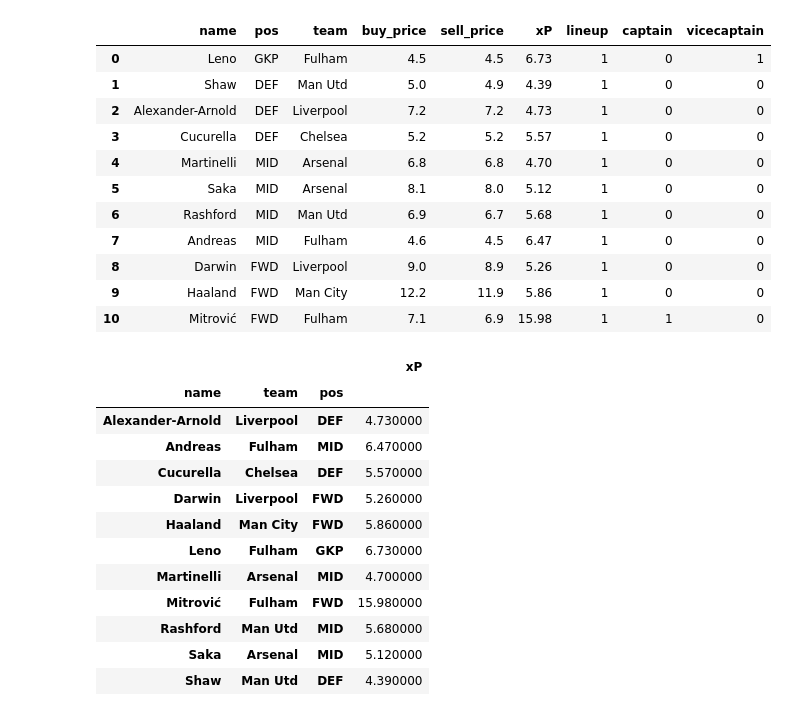
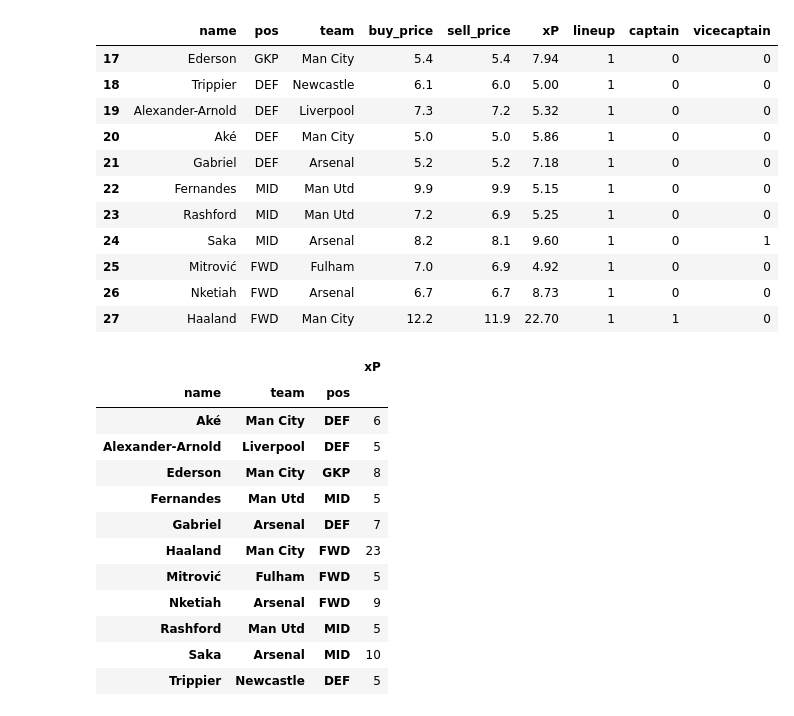
Before and after one commit to eireye/fpl, a Jupyter notebook: Notebook/visualisere.ipynb, the cells around one changed output. Saved outputs shown, nothing was run; the diff lists cells and outputs as text; code cells hidden in the pictures.

```diff
--- a/Notebook/visualisere.ipynb
+++ b/Notebook/visualisere.ipynb
@@ -338,34 +374,34 @@ rapport(latest_optimal_plan_data, 19)
 # %%
-startlag(latest_optimal_plan_data,19)
+startlag(latest_optimal_plan_data,23)
 # %% [output]
 |  | name | pos | team | buy_price | sell_price | xP | lineup | captain | vicecaptain |
-| 0 | Leno | GKP | Fulham | 4.5 | 4.5 | 6.73 | 1 | 0 | 1 |
-| 1 | Shaw | DEF | Man Utd | 5.0 | 4.9 | 4.39 | 1 | 0 | 0 |
-| 2 | Alexander-Arnold | DEF | Liverpool | 7.2 | 7.2 | 4.73 | 1 | 0 | 0 |
-| 3 | Cucurella | DEF | Chelsea | 5.2 | 5.2 | 5.57 | 1 | 0 | 0 |
-| 4 | Martinelli | MID | Arsenal | 6.8 | 6.8 | 4.70 | 1 | 0 | 0 |
-| 5 | Saka | MID | Arsenal | 8.1 | 8.0 | 5.12 | 1 | 0 | 0 |
-| 6 | Rashford | MID | Man Utd | 6.9 | 6.7 | 5.68 | 1 | 0 | 0 |
-| 7 | Andreas | MID | Fulham | 4.6 | 4.5 | 6.47 | 1 | 0 | 0 |
-| 8 | Darwin | FWD | Liverpool | 9.0 | 8.9 | 5.26 | 1 | 0 | 0 |
-| 9 | Haaland | FWD | Man City | 12.2 | 11.9 | 5.86 | 1 | 0 | 0 |
-| 10 | Mitrović | FWD | Fulham | 7.1 | 6.9 | 15.98 | 1 | 1 | 0 |
+| 17 | Ederson | GKP | Man City | 5.4 | 5.4 | 7.94 | 1 | 0 | 0 |
+| 18 | Trippier | DEF | Newcastle | 6.1 | 6.0 | 5.00 | 1 | 0 | 0 |
+| 19 | Alexander-Arnold | DEF | Liverpool | 7.3 | 7.2 | 5.32 | 1 | 0 | 0 |
+| 20 | Aké | DEF | Man City | 5.0 | 5.0 | 5.86 | 1 | 0 | 0 |
+| 21 | Gabriel | DEF | Arsenal | 5.2 | 5.2 | 7.18 | 1 | 0 | 0 |
+| 22 | Fernandes | MID | Man Utd | 9.9 | 9.9 | 5.15 | 1 | 0 | 0 |
+| 23 | Rashford | MID | Man Utd | 7.2 | 6.9 | 5.25 | 1 | 0 | 0 |
+| 24 | Saka | MID | Arsenal | 8.2 | 8.1 | 9.60 | 1 | 0 | 1 |
+| 25 | Mitrović | FWD | Fulham | 7.0 | 6.9 | 4.92 | 1 | 0 | 0 |
+| 26 | Nketiah | FWD | Arsenal | 6.7 | 6.7 | 8.73 | 1 | 0 | 0 |
+| 27 | Haaland | FWD | Man City | 12.2 | 11.9 | 22.70 | 1 | 1 | 0 |
 # %%
-pivot = pd.pivot_table(startlag(latest_optimal_plan_data,19), index = ['name', 'team', "pos"], values = 'xP', aggfunc = 'sum' )
-pivot_highlight = pivot.style.format({'Sales':'${0:,.0f}'})\
+pivot = pd.pivot_table(startlag(latest_optimal_plan_data,23), index = ['name', 'team', "pos"], values = 'xP', aggfunc = 'sum' )
+pivot_highlight = pivot.style.format({'xP':'{0:,.0f}'})\
     .highlight_max(color='green')
 pivot_highlight
 # %% [output]
 |  |  |  | xP |
 | name | team | pos |  |
-| Alexander-Arnold | Liverpool | DEF | 4.730000 |
-| Andreas | Fulham | MID | 6.470000 |
-| Cucurella | Chelsea | DEF | 5.570000 |
-| Darwin | Liverpool | FWD | 5.260000 |
-| Haaland | Man City | FWD | 5.860000 |
-| Leno | Fulham | GKP | 6.730000 |
-| Martinelli | Arsenal | MID | 4.700000 |
-| Mitrović | Fulham | FWD | 15.980000 |
-| Rashford | Man Utd | MID | 5.680000 |
-| Saka | Arsenal | MID | 5.120000 |
-| Shaw | Man Utd | DEF | 4.390000 |
+| Aké | Man City | DEF | 6 |
+| Alexander-Arnold | Liverpool | DEF | 5 |
+| Ederson | Man City | GKP | 8 |
+| Fernandes | Man Utd | MID | 5 |
+| Gabriel | Arsenal | DEF | 7 |
+| Haaland | Man City | FWD | 23 |
+| Mitrović | Fulham | FWD | 5 |
+| Nketiah | Arsenal | FWD | 9 |
+| Rashford | Man Utd | MID | 5 |
+| Saka | Arsenal | MID | 10 |
+| Trippier | Newcastle | DEF | 5 |
```
Also changed, not shown: parts of 15 cells of this notebook, 17 other files.
